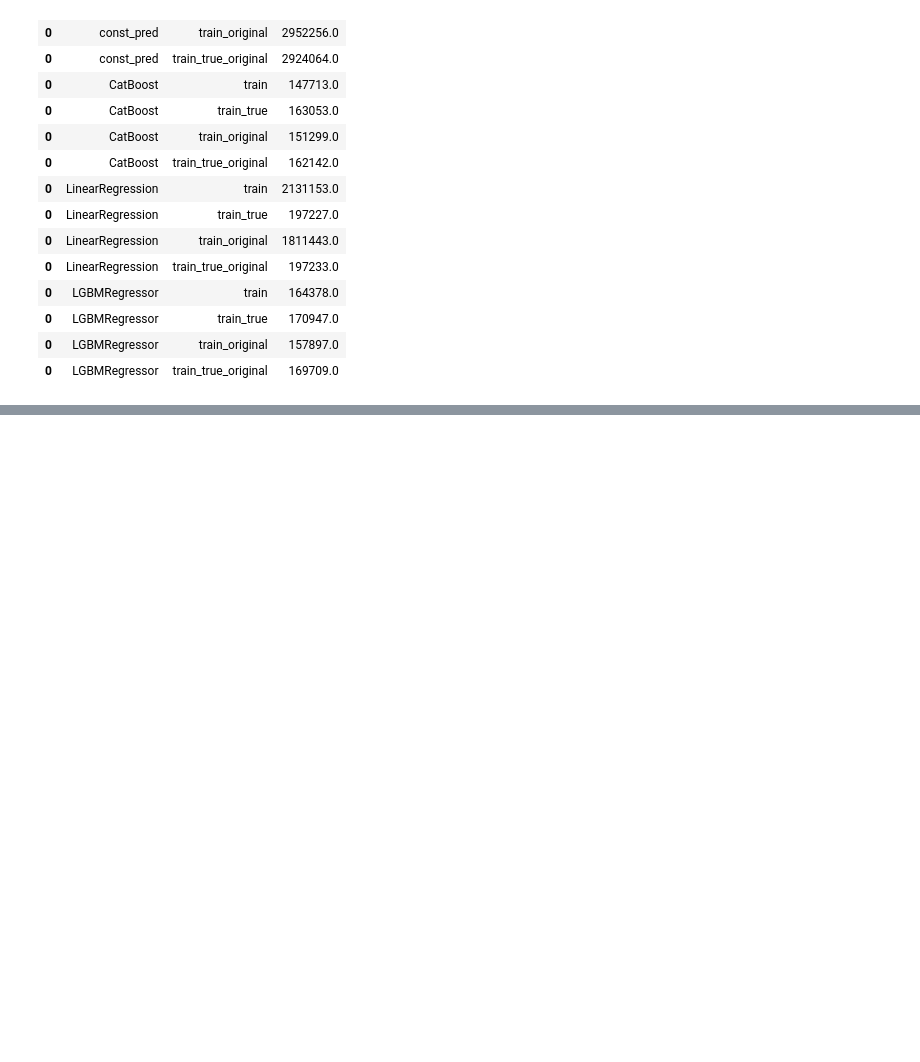
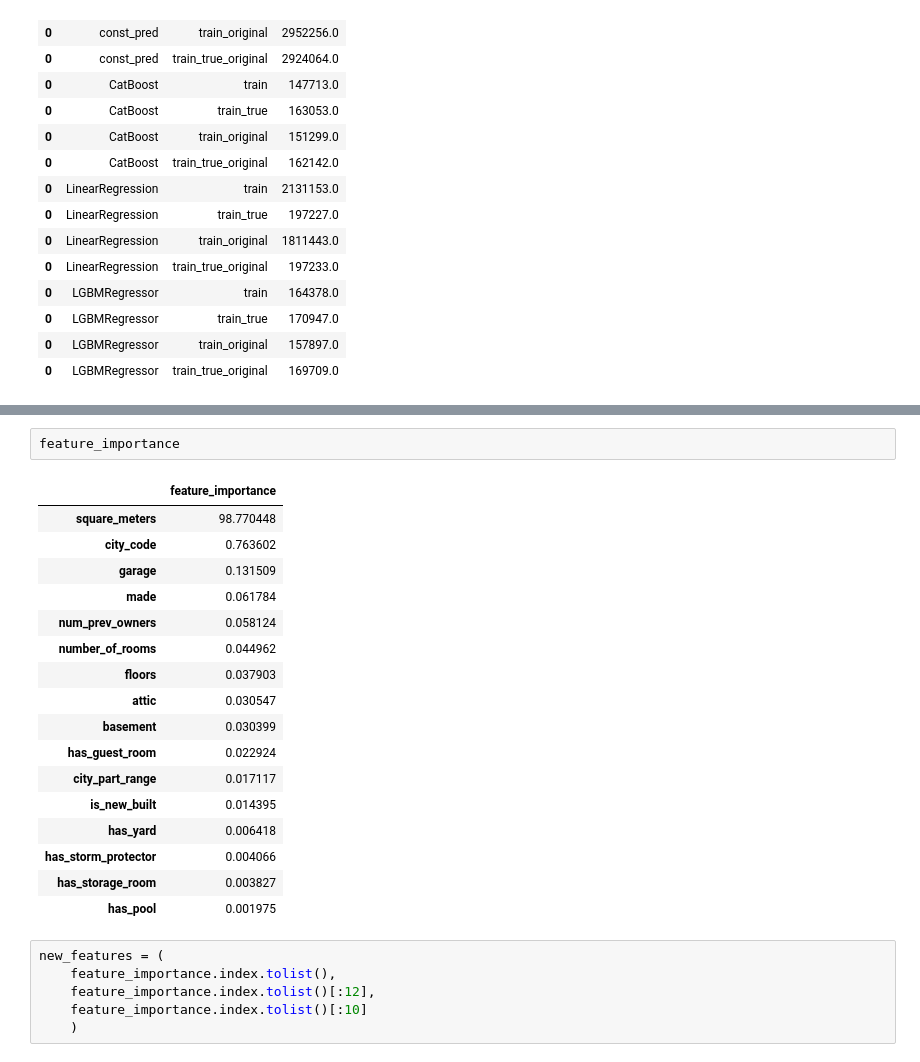
Before and after one commit to keedach/Kaggle, a Jupyter notebook: playground_series_3_6/playground_series_3_6.ipynb, the cells around one changed output, grey strips where cells are left out. Cells and saved outputs as stored; diff of their text form; blank space fills up the shorter version.

```diff
--- a/playground_series_3_6/playground_series_3_6.ipynb
+++ b/playground_series_3_6/playground_series_3_6.ipynb
@@ -2068,0 +2094,26 @@ dd
+# %%
+feature_importance
+# %% [output]
+|  | feature_importance |
+| square_meters | 98.770448 |
+| city_code | 0.763602 |
+| garage | 0.131509 |
+| made | 0.061784 |
+| num_prev_owners | 0.058124 |
+| number_of_rooms | 0.044962 |
+| floors | 0.037903 |
+| attic | 0.030547 |
+| basement | 0.030399 |
+| has_guest_room | 0.022924 |
+| city_part_range | 0.017117 |
+| is_new_built | 0.014395 |
+| has_yard | 0.006418 |
+| has_storm_protector | 0.004066 |
+| has_storage_room | 0.003827 |
+| has_pool | 0.001975 |
+# %%
+new_features = (
+    feature_importance.index.tolist(),
+    feature_importance.index.tolist()[:12],
+    feature_importance.index.tolist()[:10]
+    )
```
Also changed, not shown: parts of 23 cells of this notebook, 4 other files.
